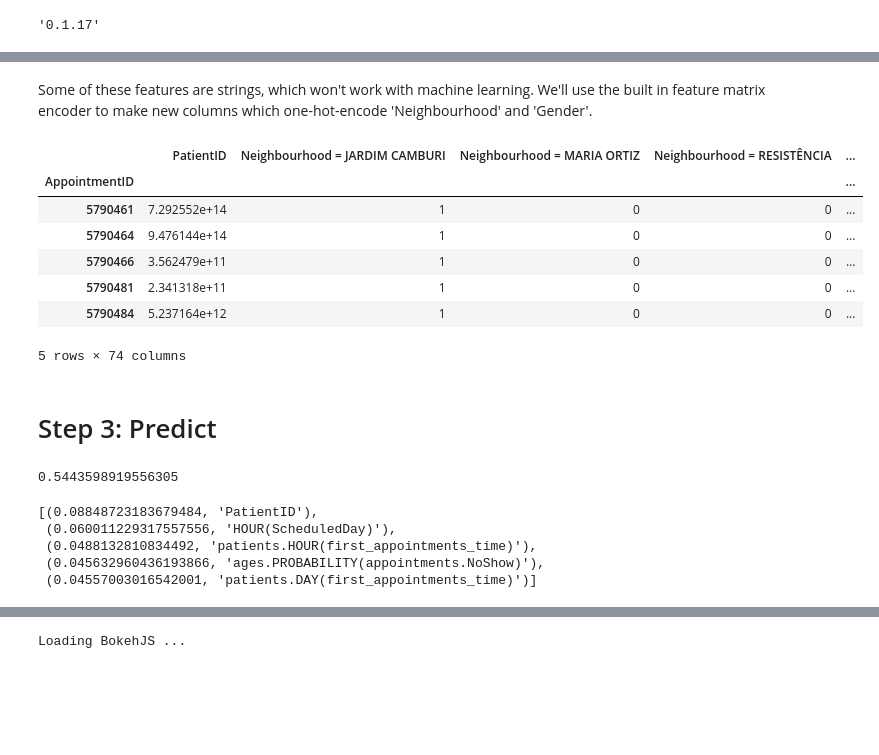
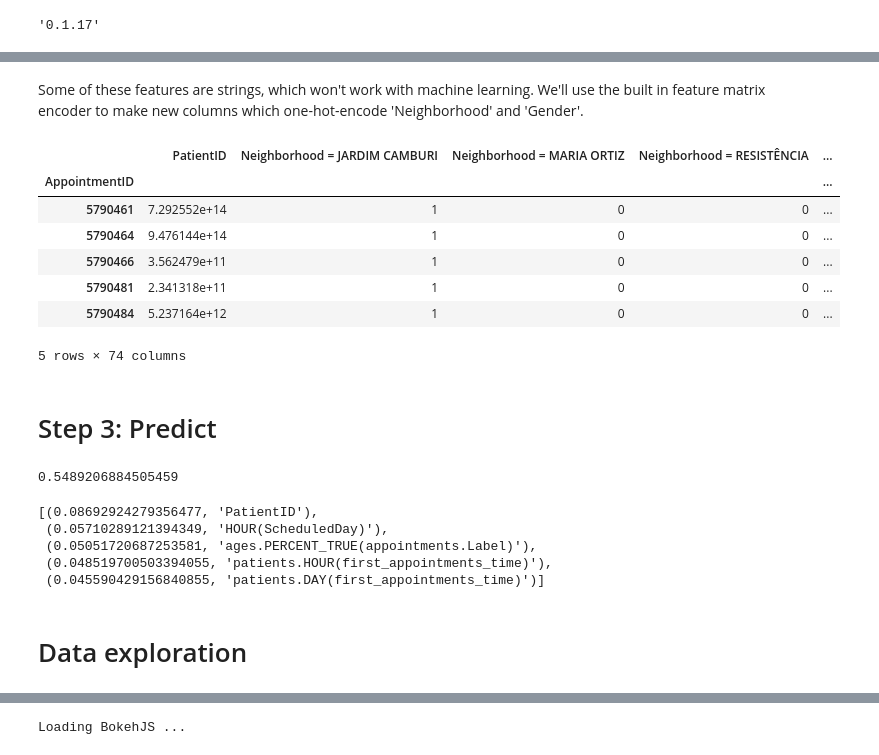
Before and after one commit to alteryx/predict-appointment-noshow, a Jupyter notebook: Appointment-Noshow-Demo.ipynb, the cells around one changed output, grey strips where cells are left out. Saved outputs shown, nothing was run; the diff lists cells and outputs as text; code cells hidden in the pictures; blank space fills up the shorter version.

```diff
--- a/Appointment-Noshow-Demo.ipynb
+++ b/Appointment-Noshow-Demo.ipynb
@@ -17,9 +19,7 @@ data.index = data['AppointmentID']
 data.rename(columns = {'Hipertension': 'Hypertension',
                        'Handcap': 'Handicap',
                        'PatientId': 'PatientID',
-                       'No-show': 'NoShow'}, inplace = True)
-data['NoShow'] = data['NoShow'].map({'No': 0, 'Yes': 1})
-data.head()
-
-data['AppointmentTime'] = data['AppointmentDay']
-cutoff_times = data[['AppointmentID', 'AppointmentDay']]
+                       'Neighbourhood': 'Neighborhood',
+                       'No-show': 'Label'}, inplace = True)
+data['Label'] = data['Label'].map({'No': 0, 'Yes': 1})
+data.head(2)
@@ -57,6 +43,6 @@ variable_types = {'Gender': vtypes.Categorical,
                   'Diabetes': vtypes.Boolean,
                   'Alcoholism': vtypes.Boolean,
                   'Handicap': vtypes.Boolean,
-                  'NoShow': vtypes.Boolean,
+                  'Label': vtypes.Boolean,
                   'SMS_received': vtypes.Boolean}
 # %% [markdown]
@@ -66,12 +52,14 @@ For this dataset, we have both the time an appointment is set (ScheduledDay), an
 # %%
+data['AppointmentTime'] = data['AppointmentDay']
+
 # Create an `EntitySet` named `appointment_data`
-es = ft.EntitySet('appointment_data')
+es = ft.EntitySet('Appointments')
 
 # Make an entity named 'appointments' which stores dataset metadata with the dataframe
 es = es.entity_from_dataframe(entity_id="appointments",
                               dataframe=data,
                               index='AppointmentID',
                               time_index='ScheduledDay',
-                              secondary_time_index={'AppointmentDay': ['NoShow', 'SMS_received']},
+                              secondary_time_index={'AppointmentDay': ['Label', 'SMS_received']},
                               variable_types=variable_types)
 # %% [markdown]
@@ -112,11 +92,15 @@ Prob = make_agg_primitive(probability,
 # %%
-from featuretools.primitives import Weekday, Hour, Count, Day, NUnique
+from featuretools.primitives import Weekday, Hour, Count, Day, NUnique, PercentTrue
+
+cutoff_times = data[['AppointmentID', 'AppointmentDay']]
+
 fm, features = ft.dfs(entityset=es,
                       target_entity='appointments',
-                      agg_primitives=[Prob, Count, NUnique],
+                      agg_primitives=[Count, NUnique, PercentTrue],
                       trans_primitives=[Weekday, Hour, Day],
+                      drop_contains=['AppointmentDay'],
                       max_depth=3,
-                      drop_contains=['AppointmentDay'],
                       cutoff_time=cutoff_times,
                       features_only=False,
                       verbose=True)
+fm.head(3).iloc[:,30:40]
@@ -123,15 +121,15 @@ fm, features = ft.dfs(entityset=es,
 # %% [markdown]
-Some of these features are strings, which won't work with machine learning. We'll use the built in feature matrix encoder to make new columns which one-hot-encode 'Neighbourhood' and 'Gender'.
+Some of these features are strings, which won't work with machine learning. We'll use the built in feature matrix encoder to make new columns which one-hot-encode 'Neighborhood' and 'Gender'.
 # %%
-fm, features = ft.synthesis.encode_features(fm, features,
+enc_fm, _ = ft.synthesis.encode_features(fm, features,
                                             top_n=5,
                                             include_unknown=False,
-                                            to_encode=['Neighbourhood', 'Gender'],
+                                            to_encode=['Neighborhood', 'Gender'],
                                             inplace=False,
                                             verbose=True)
-fm.tail(5)
+enc_fm.tail(5)
 # %% [output]
-|  | PatientID | Neighbourhood = JARDIM CAMBURI | Neighbourhood = MARIA ORTIZ | Neighbourhood = RESISTÊNCIA | ... |
+|  | PatientID | Neighborhood = JARDIM CAMBURI | Neighborhood = MARIA ORTIZ | Neighborhood = RESISTÊNCIA | ... |
 | AppointmentID |  |  |  |  | ... |
 | 5790461 | 7.292552e+14 | 1 | 0 | 0 | ... |
 | 5790464 | 9.476144e+14 | 1 | 0 | 0 | ... |
@@ -146,22 +144,24 @@ from sklearn.model_selection import train_test_split
 from sklearn.ensemble import RandomForestClassifier
 from sklearn.metrics import accuracy_score, roc_auc_score
 
-labels = es['appointments'].df['NoShow']
-X_train, X_test, y_train, y_test = train_test_split(fm, labels, test_size=0.20)
+labels = es['appointments'].df['Label']
+X_train, X_test, y_train, y_test = train_test_split(enc_fm, labels, test_size=0.40)
 clf = RandomForestClassifier(n_estimators=50)
 clf.fit(X_train, y_train)
 preds = clf.predict(X_test)
 print(roc_auc_score(preds, y_test))
 # %% [output]
-0.5443598919556305
+0.5489206884505459
 # %%
-feature_imps = [(imp, fm.columns[i]) for i, imp in enumerate(clf.feature_importances_)]
+feature_imps = [(imp, enc_fm.columns[i]) for i, imp in enumerate(clf.feature_importances_)]
 feature_imps.sort()
 feature_imps.reverse()
 feature_imps[0:5]
 # %% [output]
-[(0.08848723183679484, 'PatientID'),
- (0.060011229317557556, 'HOUR(ScheduledDay)'),
- (0.0488132810834492, 'patients.HOUR(first_appointments_time)'),
- (0.045632960436193866, 'ages.PROBABILITY(appointments.NoShow)'),
- (0.04557003016542001, 'patients.DAY(first_appointments_time)')]
+[(0.08692924279356477, 'PatientID'),
+ (0.05710289121394349, 'HOUR(ScheduledDay)'),
+ (0.05051720687253581, 'ages.PERCENT_TRUE(appointments.Label)'),
+ (0.048519700503394055, 'patients.HOUR(first_appointments_time)'),
+ (0.045590429156840855, 'patients.DAY(first_appointments_time)')]
+# %% [markdown]
+# Data exploration
```
Also changed, not shown: parts of 21 cells of this notebook.
